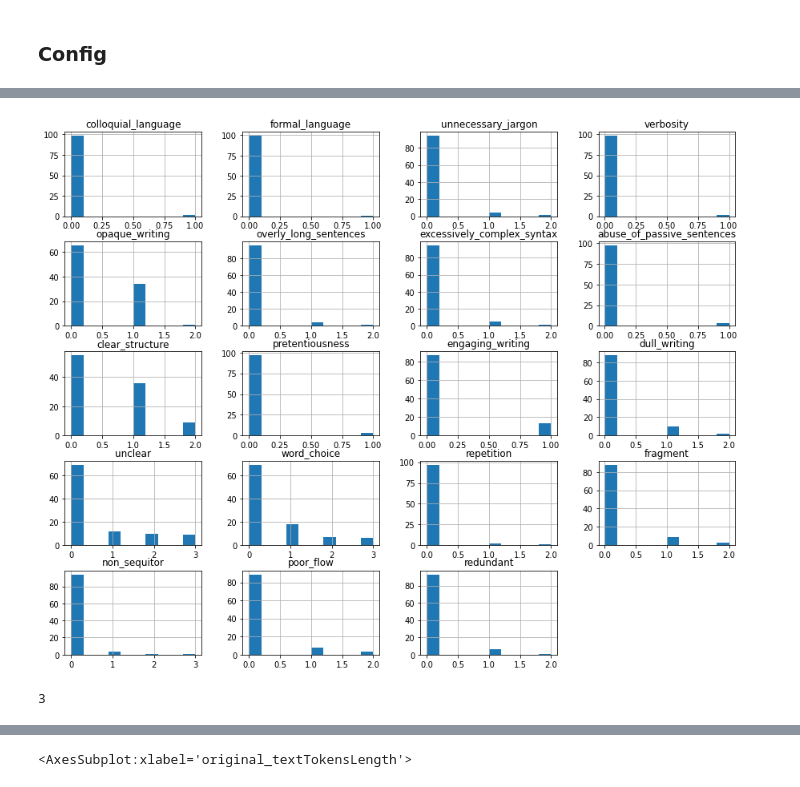
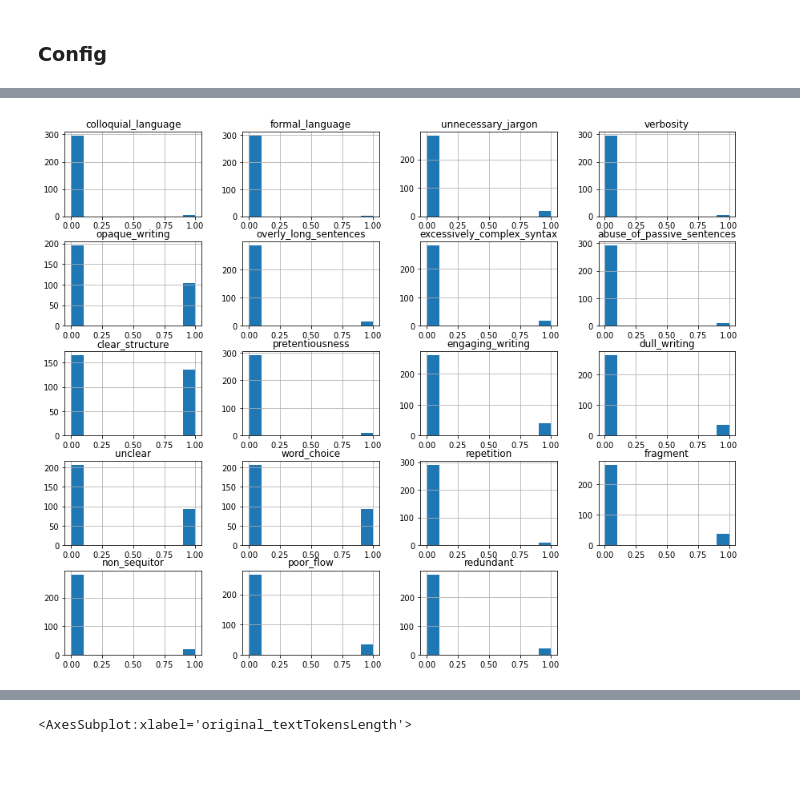
Before and after one commit to petervajdecka02947/SageWrite, a Jupyter notebook: 1.Preprocess.ipynb, the cells around one changed output, grey strips where cells are left out. Drawn from its saved outputs; the diff is of its cells as text; code cells hidden in the pictures.

Commit message:
correct data split and generation

```diff
--- a/1.Preprocess.ipynb
+++ b/1.Preprocess.ipynb
@@ -45,3 +16,5 @@ def plot_column_distribution(dat, col_name):
 # %%
 data = pd.read_csv(data_input_dir_str)
-#data = data.replace(name_replacement)
+data = split_data_add_type(data, "type")
+data = concat_dfs(data, outline_columns_lst, colnames_change_dict)
+data = data.replace(name_replacement_dict)
@@ -61,18 +21,7 @@ data
 # %%
-plot = data.drop(['sb_summary_id', 'original_text_id', 'original_text', 'outline_1',
-       'outline_2', 'outline_3'], axis = 1).hist(figsize=(15, 12))
+plot = data.drop(['sb_summary_id', 'original_text_id', 'original_text'], axis = 1).hist(figsize=(15, 12))
 # %% [output]
-[figure, old version]
+[figure, new version]
-# %%
-data_lst = [
-    drop_and_rename(data,outline_columns_lst[0],outline_columns_lst[1]),
-    drop_and_rename(data,outline_columns_lst[0],outline_columns_lst[2]),
-    drop_and_rename(data,outline_columns_lst[1],outline_columns_lst[2])
-            ]
-data = pd.concat(data_lst)
-len(data[data.sb_summary_id==1])
-# %% [output]
-3
 # %%
 data = set_column_text_len(data, "outline")
 data = set_column_text_len(data, "original_text")
```
Also changed, not shown: parts of 6 cells of this notebook, 18 other files.
